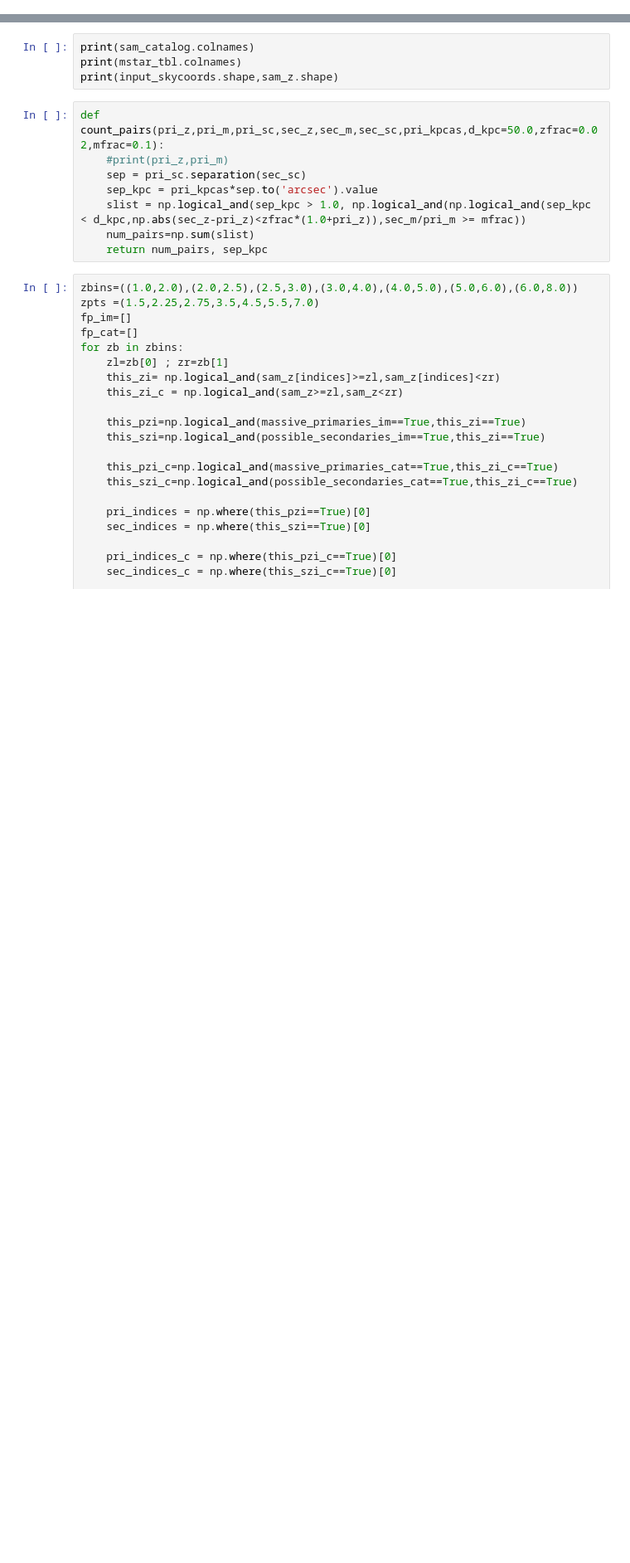
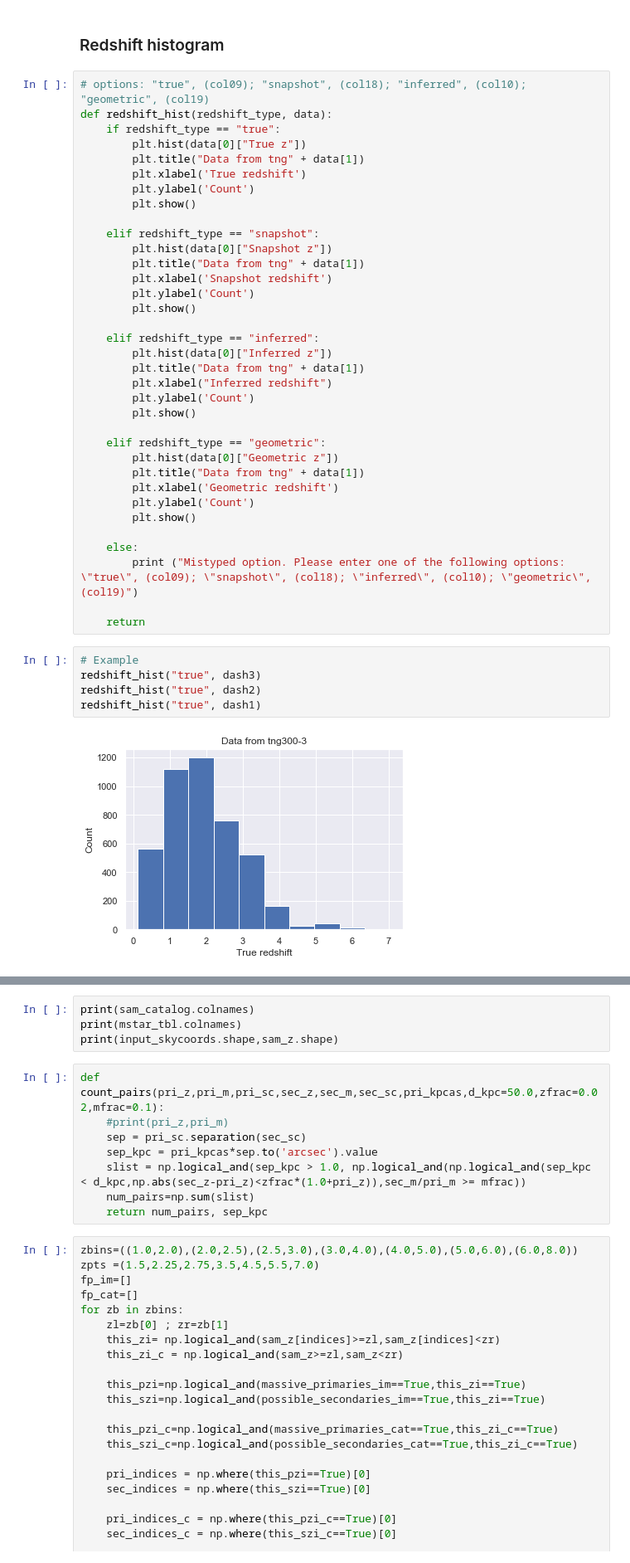
Before and after one commit to openhearted99/SASP-2020, a Jupyter notebook: gfs_code/results/Pairs_Examples.ipynb, the cells around one changed output, grey strips where cells are left out. Shown at 83% size. Cells and saved outputs as stored; diff of their text form; blank space fills up the shorter version.

```diff
--- a/gfs_code/results/Pairs_Examples.ipynb
+++ b/gfs_code/results/Pairs_Examples.ipynb
@@ -17,0 +130,44 @@ Measure stuff from catalogs
+# %% [markdown]
+### Redshift histogram
+# %%
+# options: "true", (col09); "snapshot", (col18); "inferred", (col10); "geometric", (col19)
+def redshift_hist(redshift_type, data):
+    if redshift_type == "true":
+        plt.hist(data[0]["True z"])
+        plt.title("Data from tng" + data[1])
+        plt.xlabel('True redshift')
+        plt.ylabel('Count')
+        plt.show()
+
+    elif redshift_type == "snapshot":
+        plt.hist(data[0]["Snapshot z"])
+        plt.title("Data from tng" + data[1])
+        plt.xlabel('Snapshot redshift')
+        plt.ylabel('Count')
+        plt.show()
+
+    elif redshift_type == "inferred":
+        plt.hist(data[0]["Inferred z"])
+        plt.title("Data from tng" + data[1])
+        plt.xlabel("Inferred redshift")
+        plt.ylabel('Count')
+        plt.show()
+
+    elif redshift_type == "geometric":
+        plt.hist(data[0]["Geometric z"])
+        plt.title("Data from tng" + data[1])
+        plt.xlabel('Geometric redshift')
+        plt.ylabel('Count')
+        plt.show()
+
+    else:
+        print ("Mistyped option. Please enter one of the following options: \"true\", (col09); \"snapshot\", (col18); \"inferred\", (col10); \"geometric\", (col19)")
+
+    return
+# %%
+# Example
+redshift_hist("true", dash3)
+redshift_hist("true", dash2)
+redshift_hist("true", dash1)
+# %% [output]
+[figure, added]
```
Also changed, not shown: parts of 19 cells of this notebook, 1 other file.
